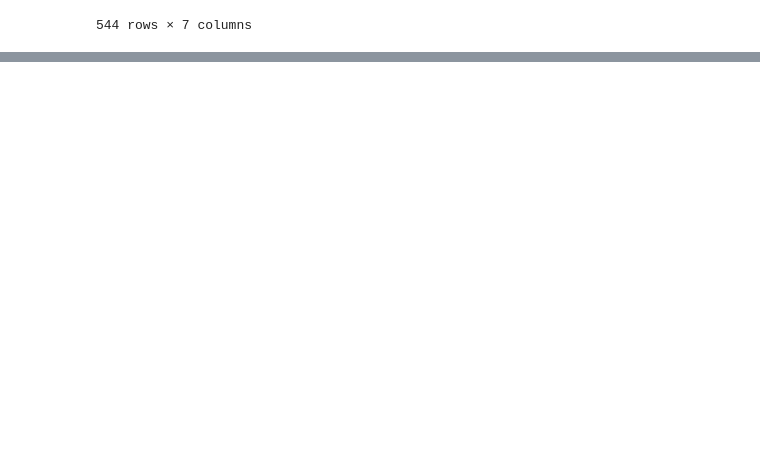
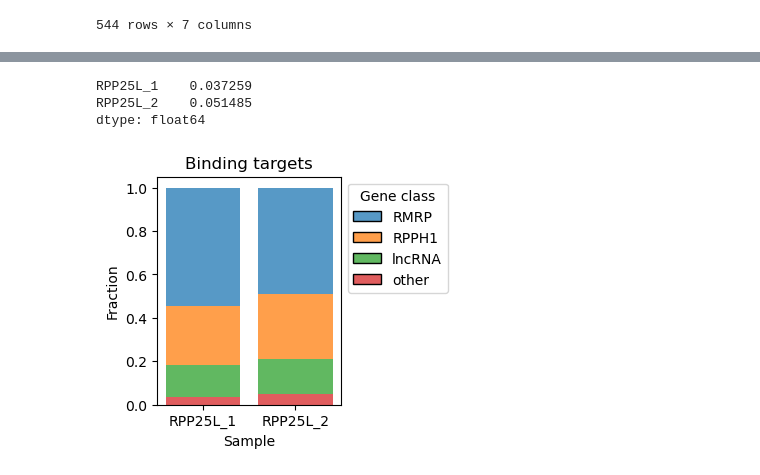
Before and after one commit to TurowskiLab/example-trxtools-Cyclon, a Jupyter notebook: analysis/00_RPP25L_read_classes.ipynb, the cells around one changed output, grey strips where cells are left out. Saved outputs shown, nothing was run; the diff lists cells and outputs as text; code cells hidden in the pictures; blank space fills up the shorter version.

Commit message:
extra figure added

```diff
--- a/analysis/00_RPP25L_read_classes.ipynb
+++ b/analysis/00_RPP25L_read_classes.ipynb
@@ -394,0 +397,25 @@ tsdf
+# %%
+df10_targets =df00_uniq.copy()
+df10_targets.loc[df10_targets['gene_name'].str.contains('RPPH1', na=False), 'gene_type'] = 'RPPH1'
+df10_targets.loc[df10_targets['gene_name'].str.contains('RMRP', na=False), 'gene_type'] = 'RMRP'
+# %%
+# Calculate percentages for barplot
+bar_target_uniq = df10_targets.reset_index().groupby('gene_type').agg('sum', numeric_only=True).T.apply(lambda x: x/sum(x), axis=1) # type: ignore
+
+#filter out some classes and sum them into 'other'
+keep = [
+    'lncRNA',
+    # 'polymorphic_pseudogene',
+    # 'rRNA_pseudogene',
+    # 'snRNA',
+    'RPPH1', 'RMRP',
+    # 'miRNA', 'protein_coding', 'ribozyme', 'snoRNA',
+    # 'Mt_rRNA', 'Mt_tRNA',
+    # 'tRNA', 'rRNA',
+]
+
+bar_target_uniq_keep = bar_target_uniq.loc[:,bar_target_uniq.columns.isin(keep)]
+# bar_target_uniq_keep['rRNA'] = bar_target_uniq_keep['rRNA'] + bar_target_uniq_keep['rRNA_pseudogene']
+# bar_target_uniq_keep = bar_target_uniq_keep.drop(columns=['rRNA_pseudogene'])
+bar_target_uniq_plot = pd.concat([bar_target_uniq_keep, pd.DataFrame(bar_target_uniq.loc[:,~bar_target_uniq.columns.isin(keep)].sum(axis=1))], axis=1)
+bar_target_uniq_plot = bar_target_uniq_plot.rename({0: 'other'}, axis=1)
@@ -394,0 +451,26 @@ tsdf
+# %%
+bar_target_uniq.loc[bar_target_uniq.index.str.contains('RPP25L'),~bar_target_uniq.columns.isin(keep)].T.sort_values('RPP25L_1', ascending=False).sum()
+# %% [output]
+RPP25L_1    0.037259
+RPP25L_2    0.051485
+dtype: float64
+# %%
+fig, ax = plt.subplots(figsize=(3.5, 3), layout='constrained')
+sns.histplot(bar_target_uniq_plot.loc[bar_target_uniq_plot.index.str.contains('RPP25L')].reset_index().melt('index', var_name='Gene class'), x='index', hue='Gene class', weights='value',
+             multiple='stack', palette='tab10', shrink=0.8, ax=ax)
+legend = ax.get_legend()
+legend.set_bbox_to_anchor((1, 1))
+ax.set_ylabel('Fraction')
+ax.set_xlabel('Sample')
+for patch in ax.patches:
+    patch.set_linewidth(0)
+    patch.set_edgecolor('none')
+# ax.grid(axis='y', alpha=0.3)
+# ax.tick_params(axis='x', rotation=45)
+# for tick in ax.get_xticklabels():
+#     tick.set_horizontalalignment("right")
+#     tick.set_rotation_mode("anchor")
+plt.title("Binding targets")
+plt.savefig('00_RPP25L_binding_targets_for_MS.png', dpi=300, bbox_inches='tight')
+# %% [output]
+[figure, added]
```
Also changed, not shown: parts of 4 cells of this notebook, 1 other file.
